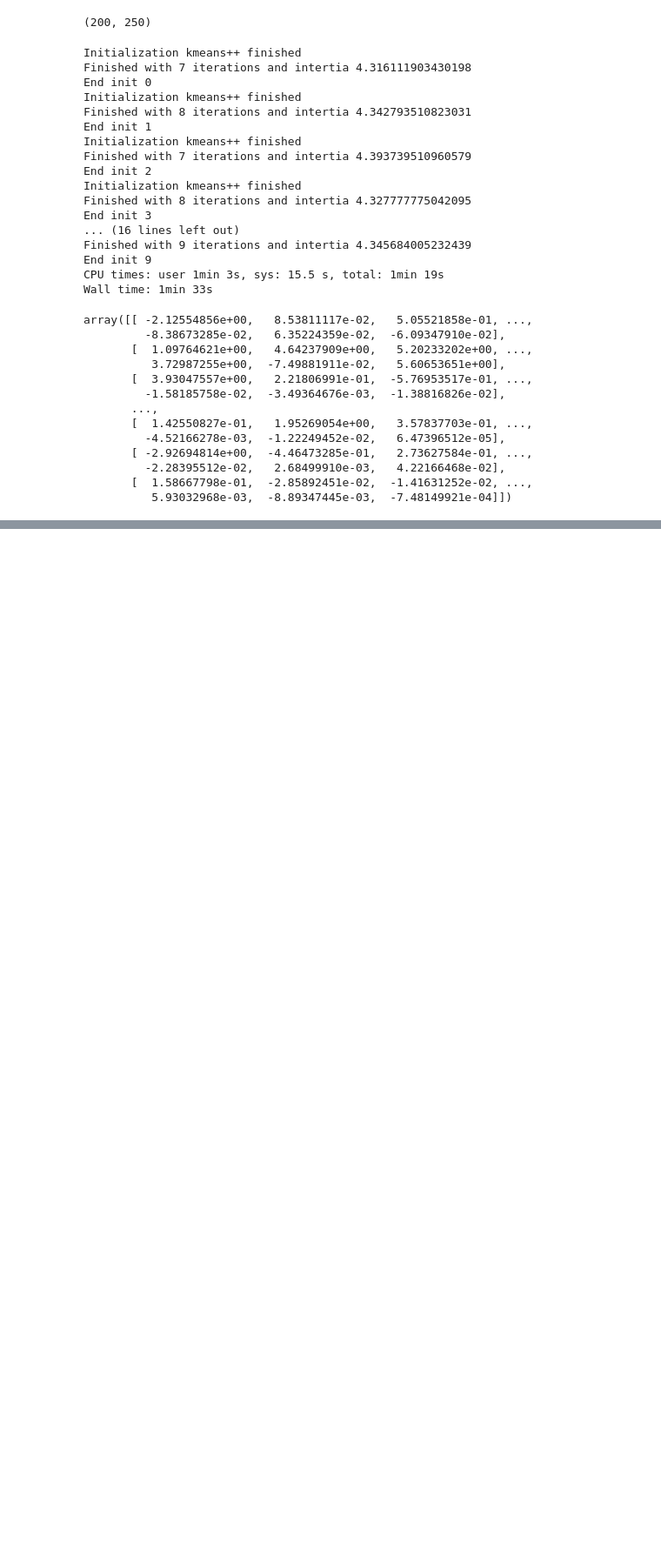
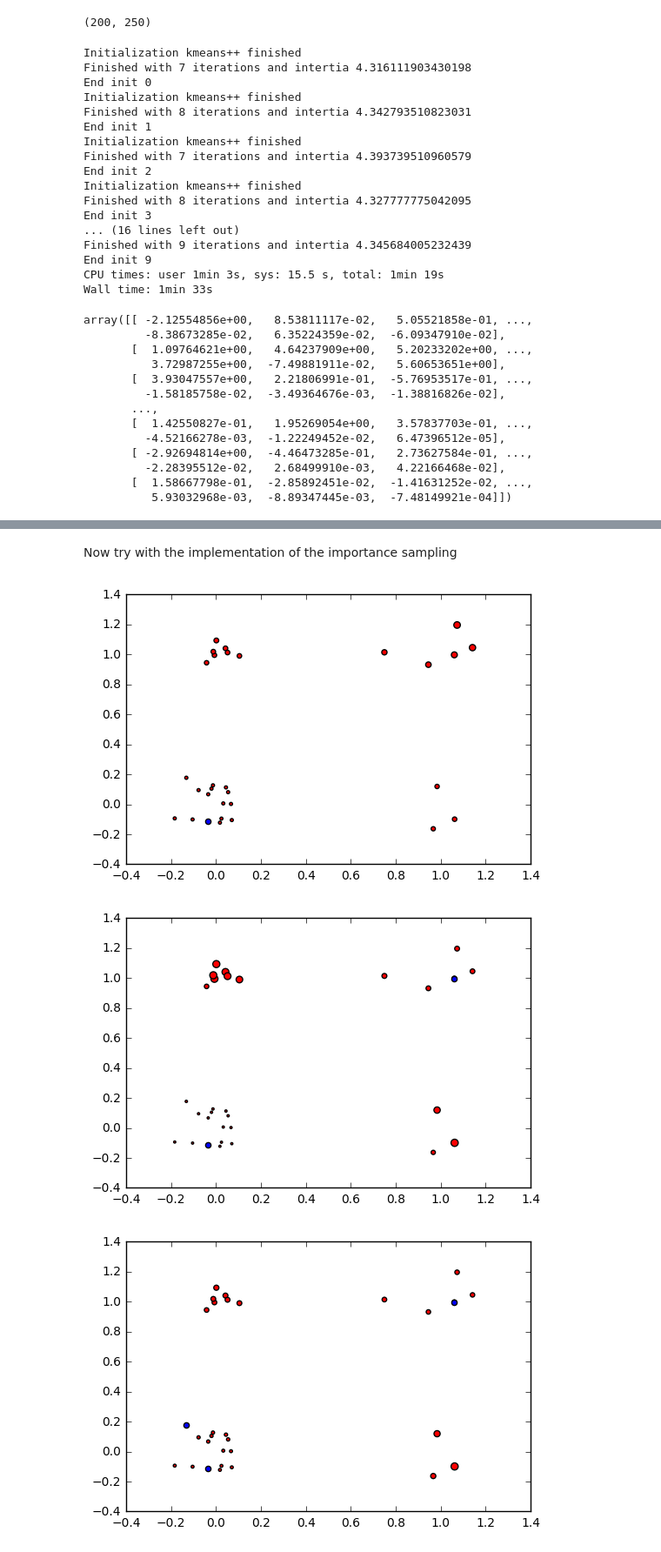
Before and after one commit to albertomontesg/data-mining-project, a Jupyter notebook: task3/Testing Implementation.ipynb, the cells around one changed output, grey strips where cells are left out. Shown at 87% size. Saved outputs shown, nothing was run; the diff lists cells and outputs as text; code cells hidden in the pictures; blank space fills up the shorter version.

```diff
--- a/task3/Testing Implementation.ipynb
+++ b/task3/Testing Implementation.ipynb
@@ -167,0 +255,2 @@ array([[ -2.12554856e+00,   8.53811117e-02,   5.05521858e-01, ...,
+# %% [markdown]
+Now try with the implementation of the importance sampling
@@ -167,0 +303,11 @@ array([[ -2.12554856e+00,   8.53811117e-02,   5.05521858e-01, ...,
+# %%
+X = generate_data(L=2, S=.1)
+
+c = importance_sampling(X, 6)
+plt.scatter(X[:,0], X[:,1], s=20, c='r')
+plt.scatter(c[:,0], c[:,1], s=40, c='b')
+plt.show()
+# %% [output]
+[figure, added]
+[figure, added]
+[figure, added]
```
Also changed, not shown: parts of 9 cells of this notebook, 3 other files.
